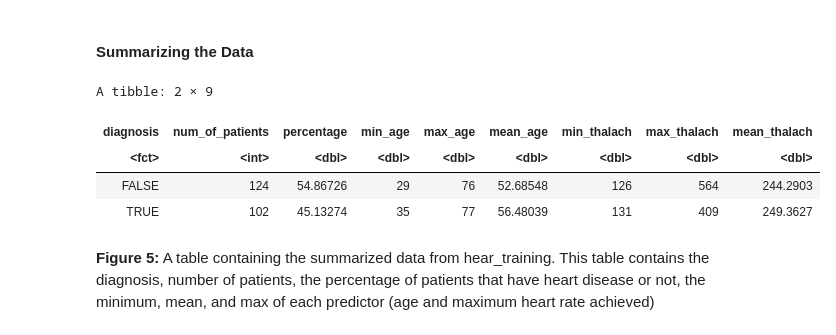
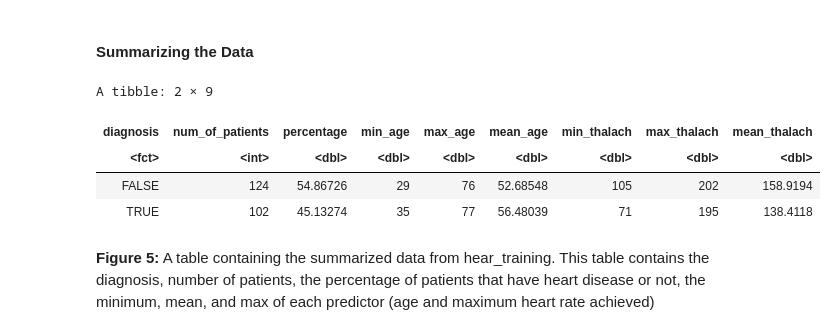
Before and after one commit to bkoschel/heart_disease, a Jupyter notebook: dsci-project.ipynb, the cells around one changed output. Cells and saved outputs as stored; diff of their text form; code cells hidden in the pictures.

```diff
--- a/dsci-project.ipynb
+++ b/dsci-project.ipynb
@@ -193,25 +195,25 @@ A tibble: 6 × 13
 # %%
 # getting the patient, count, percentage, min, max, and mean of each predictor
 num_obs <- nrow(heart_training)
 heart_summary <- heart_training |>
     group_by(diagnosis) |>
     summarize(
         num_of_patients = n(),
         percentage = n()/num_obs * 100,
         min_age = min(age),
         max_age = max(age),
         mean_age = mean(age),
-        min_thalach = min(chol),
-        max_thalach = max(chol),
-        mean_thalach = mean(chol))
+        min_thalach = min(thalach),
+        max_thalach = max(thalach),
+        mean_thalach = mean(thalach))
 
 heart_summary
 # %% [output]
 A tibble: 2 × 9
 | diagnosis | num_of_patients | percentage | min_age | max_age | mean_age | min_thalach | max_thalach | mean_thalach |
 | <fct> | <int> | <dbl> | <dbl> | <dbl> | <dbl> | <dbl> | <dbl> | <dbl> |
-| FALSE | 124 | 54.86726 | 29 | 76 | 52.68548 | 126 | 564 | 244.2903 |
-| TRUE | 102 | 45.13274 | 35 | 77 | 56.48039 | 131 | 409 | 249.3627 |
+| FALSE | 124 | 54.86726 | 29 | 76 | 52.68548 | 105 | 202 | 158.9194 |
+| TRUE | 102 | 45.13274 | 35 | 77 | 56.48039 | 71 | 195 | 138.4118 |
 # %% [markdown]
 **Figure 5:** A table containing the summarized data from hear_training. This table contains the diagnosis, number of patients, the percentage of patients that have heart disease or not, the minimum, mean, and max of each predictor (age and maximum heart rate achieved)
 # %% [markdown]
```
Also changed, not shown: parts of 4 cells of this notebook.
